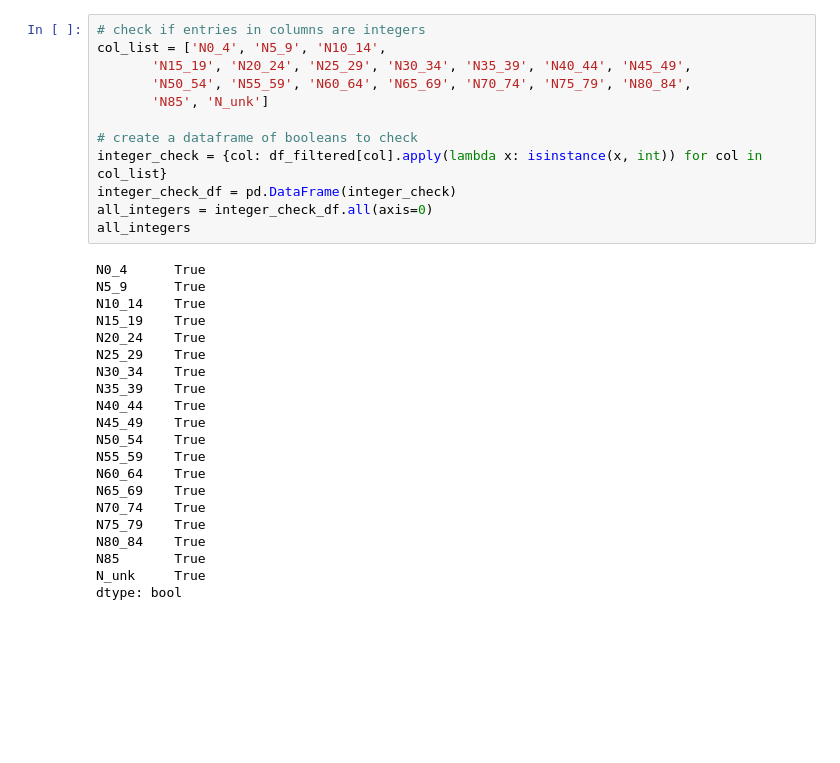
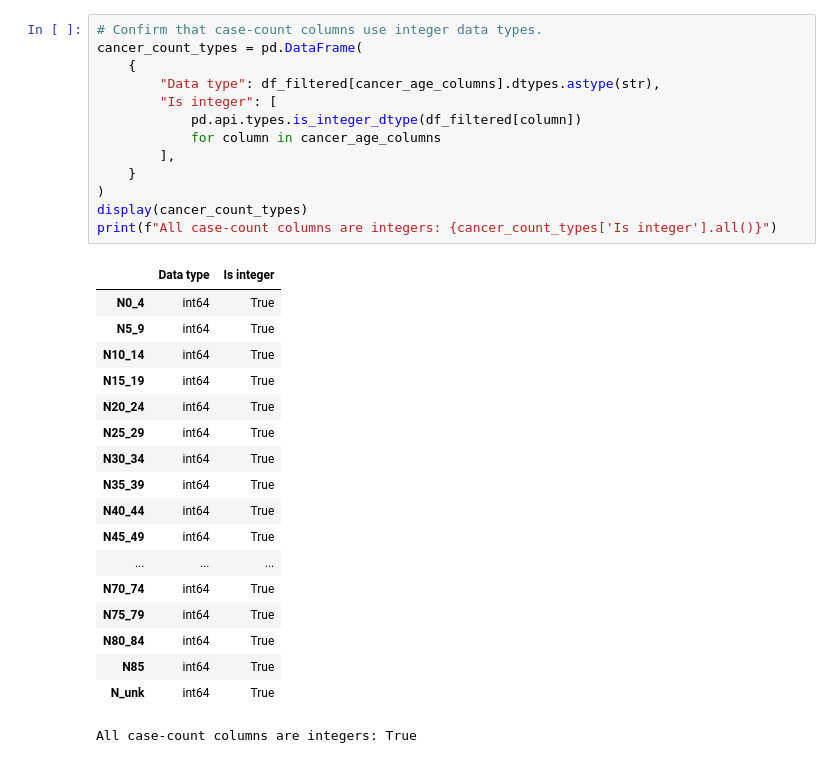
Before and after one commit to aghilisahand/Colon_Cancer_Analysis, a Jupyter notebook: Analysis.ipynb, the cells around one changed output. Cells and saved outputs as stored; diff of their text form; blank space fills up the shorter version.

```diff
--- a/Analysis.ipynb
+++ b/Analysis.ipynb
@@ -114,36 +167,35 @@ rows_with_negatives
 # %%
-# check if entries in columns are integers
-col_list = ['N0_4', 'N5_9', 'N10_14',
-       'N15_19', 'N20_24', 'N25_29', 'N30_34', 'N35_39', 'N40_44', 'N45_49',
-       'N50_54', 'N55_59', 'N60_64', 'N65_69', 'N70_74', 'N75_79', 'N80_84',
-       'N85', 'N_unk']
-
-# create a dataframe of booleans to check
-integer_check = {col: df_filtered[col].apply(lambda x: isinstance(x, int)) for col in col_list}
-integer_check_df = pd.DataFrame(integer_check)
-all_integers = integer_check_df.all(axis=0)
-all_integers
+# Confirm that case-count columns use integer data types.
+cancer_count_types = pd.DataFrame(
+    {
+        "Data type": df_filtered[cancer_age_columns].dtypes.astype(str),
+        "Is integer": [
+            pd.api.types.is_integer_dtype(df_filtered[column])
+            for column in cancer_age_columns
+        ],
+    }
+)
+display(cancer_count_types)
+print(f"All case-count columns are integers: {cancer_count_types['Is integer'].all()}")
 # %% [output]
+|  | Data type | Is integer |
+| N0_4 | int64 | True |
+| N5_9 | int64 | True |
+| N10_14 | int64 | True |
+| N15_19 | int64 | True |
+| N20_24 | int64 | True |
+| N25_29 | int64 | True |
+| N30_34 | int64 | True |
+| N35_39 | int64 | True |
+| N40_44 | int64 | True |
+| N45_49 | int64 | True |
+| ... | ... | ... |
+| N70_74 | int64 | True |
+| N75_79 | int64 | True |
+| N80_84 | int64 | True |
+| N85 | int64 | True |
+| N_unk | int64 | True |
-N0_4      True
-N5_9      True
-N10_14    True
-N15_19    True
-N20_24    True
-N25_29    True
-N30_34    True
-N35_39    True
-N40_44    True
-N45_49    True
-N50_54    True
-N55_59    True
-N60_64    True
-N65_69    True
-N70_74    True
-N75_79    True
-N80_84    True
-N85       True
-N_unk     True
-dtype: bool
+All case-count columns are integers: True
 # %%
 # map the registry number to an actual Country/city
 registry_mapping = {
```
Also changed, not shown: parts of 37 cells of this notebook, 1 other file.
